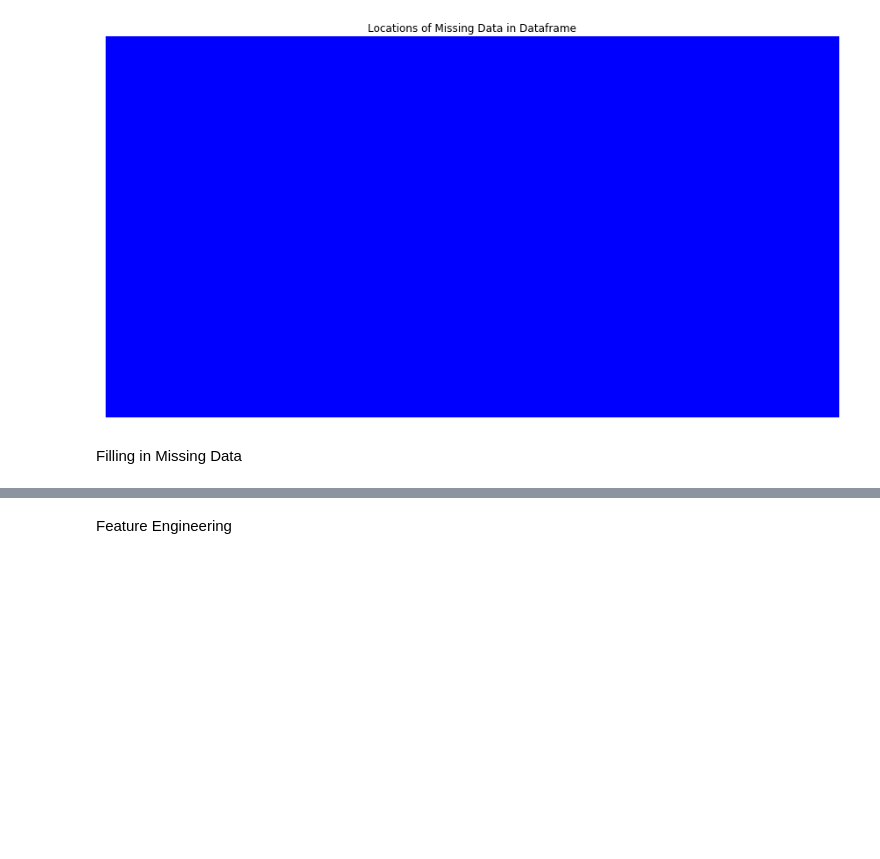
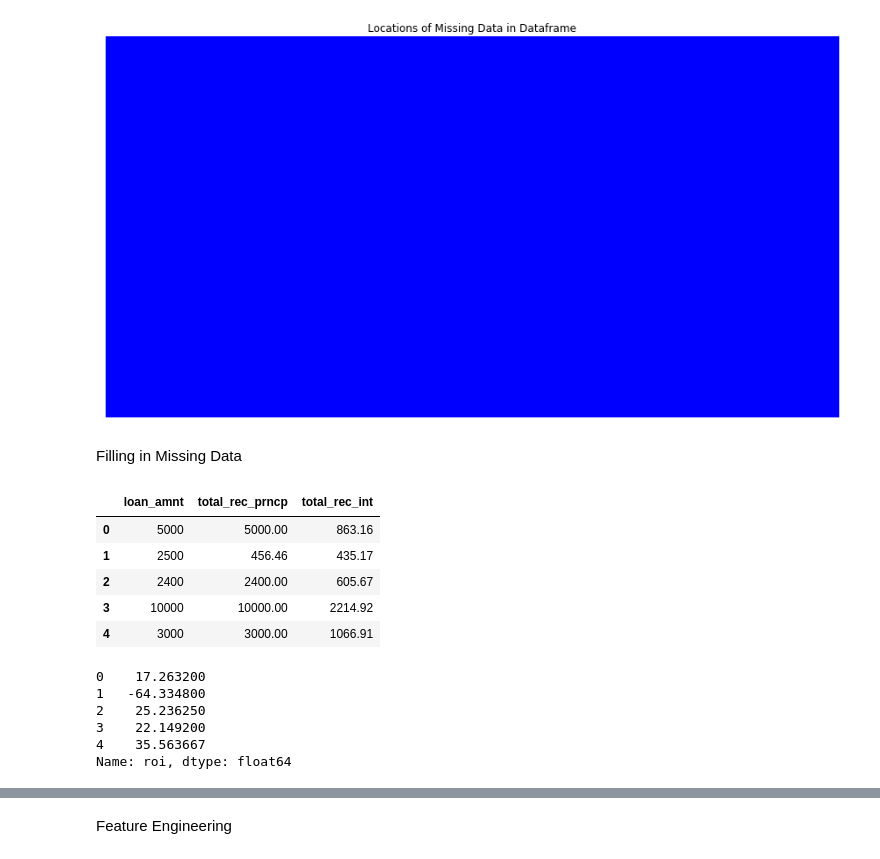
Before and after one commit to Booleans/consumer-loan-investment-strategy-simulator, a Jupyter notebook: loan-analysis.ipynb, the cells around one changed output, grey strips where cells are left out. Cells and saved outputs as stored; diff of their text form; code cells hidden in the pictures; blank space fills up the shorter version.

```diff
--- a/loan-analysis.ipynb
+++ b/loan-analysis.ipynb
@@ -177,3 +183,12 @@ sns.heatmap(loans.isnull(), yticklabels=False, xticklabels=False, cbar=False, cm
 [figure]
 # %% [markdown]
 Filling in Missing Data
+# %%
+loans[['loan_amnt', 'total_rec_prncp', 'total_rec_int']].head()
+# %% [output]
+|  | loan_amnt | total_rec_prncp | total_rec_int |
+| 0 | 5000 | 5000.00 | 863.16 |
+| 1 | 2500 | 456.46 | 435.17 |
+| 2 | 2400 | 2400.00 | 605.67 |
+| 3 | 10000 | 10000.00 | 2214.92 |
+| 4 | 3000 | 3000.00 | 1066.91 |
@@ -179,0 +200,10 @@ Filling in Missing Data
+# %%
+loans['roi'] = ((loans['total_rec_int'] + loans['total_rec_prncp'])/loans['loan_amnt'] - 1) * 100
+loans['roi'].head()
+# %% [output]
+0    17.263200
+1   -64.334800
+2    25.236250
+3    22.149200
+4    35.563667
+Name: roi, dtype: float64
```
Also changed, not shown: parts of 9 cells of this notebook, 4 other files.
